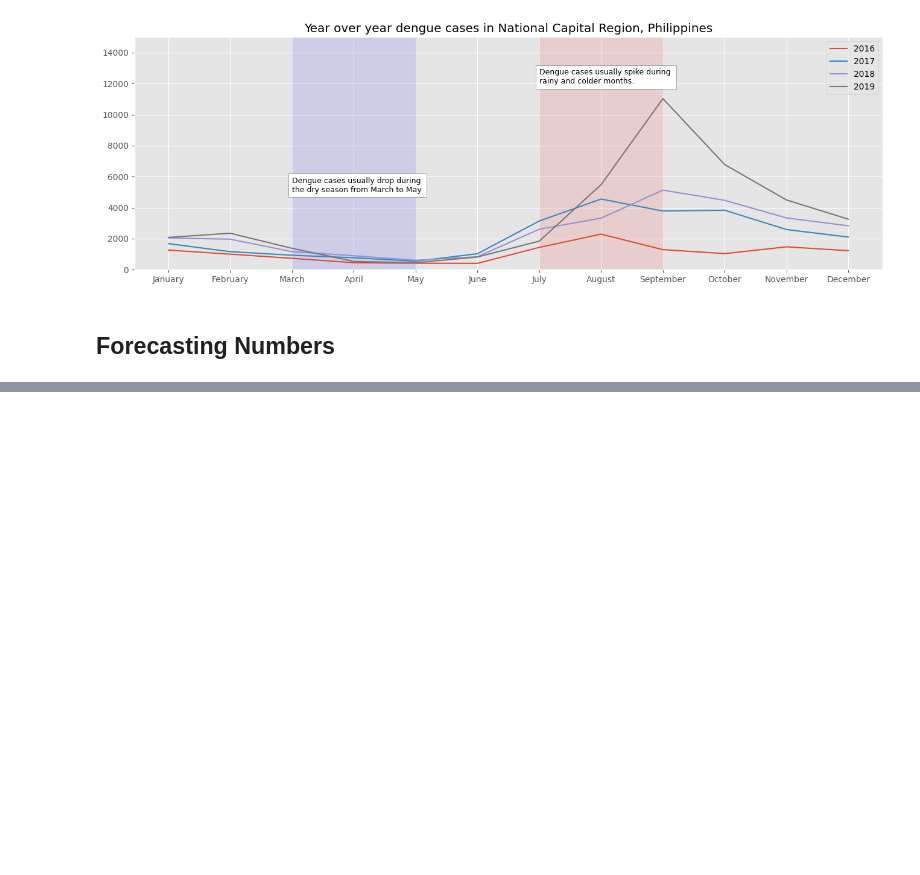
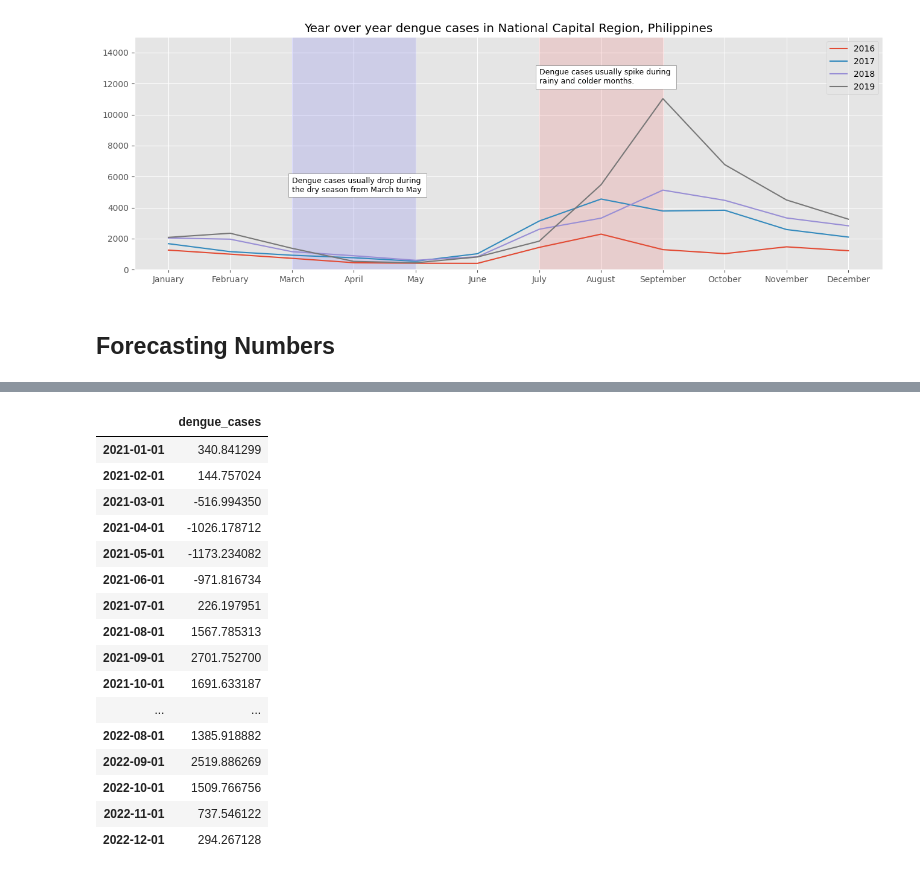
Before and after one commit to boredanalyst/Forecasting-Dengue-Cases-in-the-Philippines, a Jupyter notebook: forecasting-dengue-cases-in-the-philippines.ipynb, the cells around one changed output, grey strips where cells are left out. Saved outputs shown, nothing was run; the diff lists cells and outputs as text; code cells hidden in the pictures; blank space fills up the shorter version.

Commit message:
From Kaggle | Performer Holt-Winters forecasting

```diff
--- a/forecasting-dengue-cases-in-the-philippines.ipynb
+++ b/forecasting-dengue-cases-in-the-philippines.ipynb
@@ -444,0 +447,5 @@ plt.show()
+# %%
+df_ncr = df_ncr[["month_year","dengue_cases"]]
+
+df_ncr = df_ncr.set_index("month_year")
+df_ncr.head(5)
@@ -444,0 +460,36 @@ plt.show()
+# %%
+from statsmodels.tsa.holtwinters import ExponentialSmoothing
+
+model = ExponentialSmoothing(df_ncr["dengue_cases"],
+                             trend="add",
+                            seasonal="add",
+                            seasonal_periods=12
+                            )
+model = model.fit()
+
+df_forecast = model.forecast(24)
+
+df_forecast = pd.DataFrame(df_forecast)
+df_forecast = df_forecast.rename(columns={
+    0:"dengue_cases"
+})
+
+df_forecast
+# %% [output]
+|  | dengue_cases |
+| 2021-01-01 | 340.841299 |
+| 2021-02-01 | 144.757024 |
+| 2021-03-01 | -516.994350 |
+| 2021-04-01 | -1026.178712 |
+| 2021-05-01 | -1173.234082 |
+| 2021-06-01 | -971.816734 |
+| 2021-07-01 | 226.197951 |
+| 2021-08-01 | 1567.785313 |
+| 2021-09-01 | 2701.752700 |
+| 2021-10-01 | 1691.633187 |
+| ... | ... |
+| 2022-08-01 | 1385.918882 |
+| 2022-09-01 | 2519.886269 |
+| 2022-10-01 | 1509.766756 |
+| 2022-11-01 | 737.546122 |
+| 2022-12-01 | 294.267128 |
```
Also changed, not shown: parts of 4 cells of this notebook.
